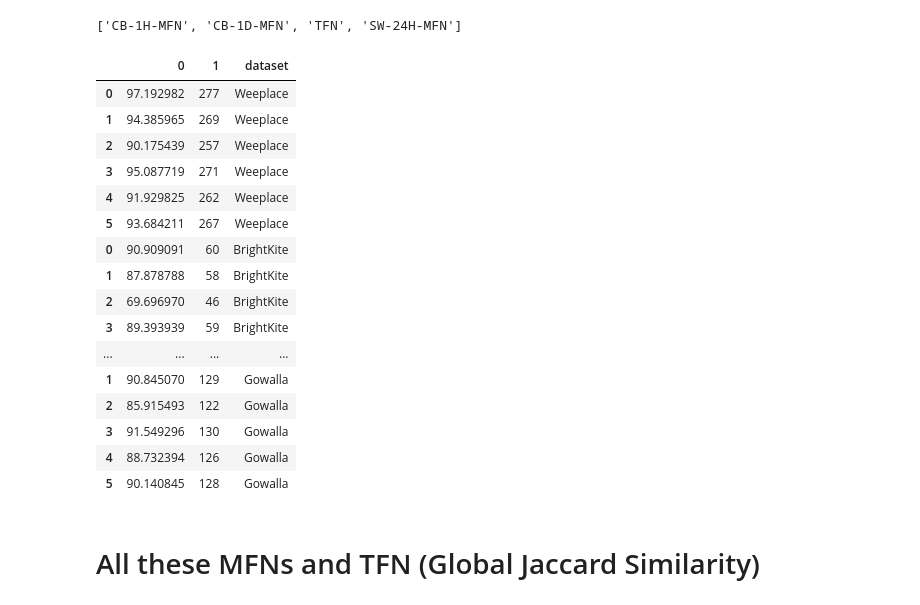
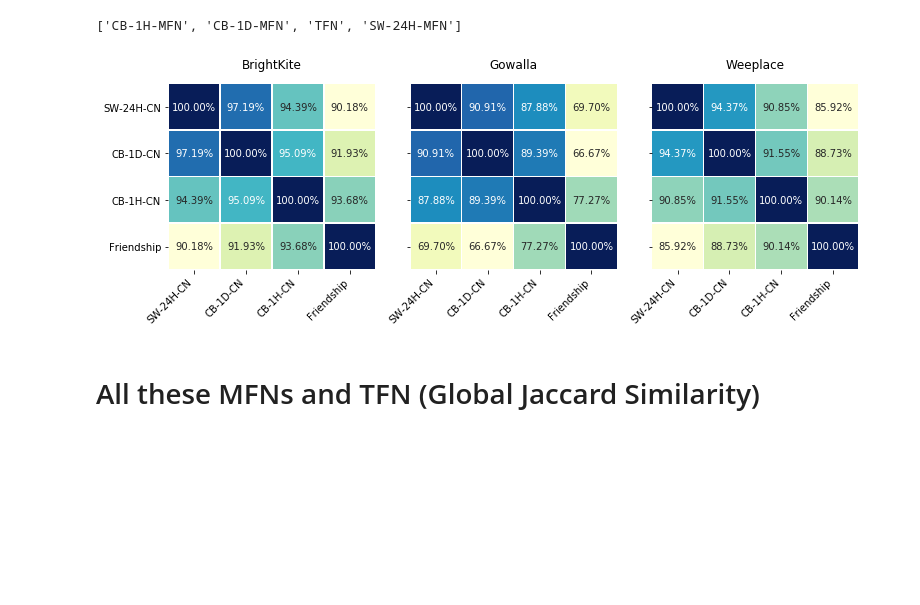
Before and after one commit to Magica-Chen/social-predictability, a Jupyter notebook: StatisticsForPaper.ipynb, the cells around one changed output. Cells and saved outputs as stored; diff of their text form; code cells hidden in the pictures; blank space fills up the shorter version.

Commit message:
add t-test plot

```diff
--- a/StatisticsForPaper.ipynb
+++ b/StatisticsForPaper.ipynb
@@ -267,37 +267,41 @@ for ds in ds_list:
         if p_H_T > 0.05:
             count_H_T +=1
 
+        df_stats = pd.DataFrame([[1, count_S_D/len(ur_ds), count_S_H/len(ur_ds), count_S_T/len(ur_ds)],
+                                [count_S_D/len(ur_ds), 1, count_D_H/len(ur_ds), count_D_T/len(ur_ds)],
+                                [count_S_H/len(ur_ds), count_D_H/len(ur_ds), 1, count_H_T/len(ur_ds)],
+                                [count_S_T/len(ur_ds), count_D_T/len(ur_ds), count_H_T/len(ur_ds), 1]],
+                                columns=['SW-24H-CN', 'CB-1D-CN', 'CB-1H-CN', 'Friendship']
+                               )
+        df_stats.index = ['SW-24H-CN', 'CB-1D-CN', 'CB-1H-CN', 'Friendship']
 
-    df_stats = pd.DataFrame([[count_S_D/len(ur_ds)*100, count_S_D ],
-                             [count_S_H/len(ur_ds)*100, count_S_H],
-                             [count_S_T/len(ur_ds)*100, count_S_T],
-                             [count_D_H/len(ur_ds)*100, count_D_H],
-                            [count_D_T/len(ur_ds)*100, count_D_T],
-                             [count_H_T/len(ur_ds)*100, count_H_T]
-                            ])
-    df_stats['dataset'] = ds
+#     df_stats = pd.DataFrame([['SW-24H-CN vs CB-1D-CN', count_S_D/len(ur_ds), count_S_D ],
+#                              ['SW-24H-CN vs CB-1H-CN', count_S_H/len(ur_ds), count_S_H],
+#                              ['SW-24H-CN vs Friendship', count_S_T/len(ur_ds), count_S_T],
+#                              ['CB-1D-CN vs CB-1H-CN', count_D_H/len(ur_ds), count_D_H],
+#                             ['CB-1D-CN vs Friendship',count_D_T/len(ur_ds), count_D_T],
+#                              ['CB-1H-CN vs Friendship', count_H_T/len(ur_ds), count_H_T]
+#                             ], columns= ['Compared Network', 'Statistics', 'Total'])
+#     df_stats['dataset'] = ds
     final.append(df_stats)
-final = pd.concat(final)
+# final = pd.concat(final)
-# %%
-final
-# %% [output]
-|  | 0 | 1 | dataset |
-| 0 | 97.192982 | 277 | Weeplace |
-| 1 | 94.385965 | 269 | Weeplace |
-| 2 | 90.175439 | 257 | Weeplace |
-| 3 | 95.087719 | 271 | Weeplace |
-| 4 | 91.929825 | 262 | Weeplace |
-| 5 | 93.684211 | 267 | Weeplace |
-| 0 | 90.909091 | 60 | BrightKite |
-| 1 | 87.878788 | 58 | BrightKite |
-| 2 | 69.696970 | 46 | BrightKite |
-| 3 | 89.393939 | 59 | BrightKite |
-| ... | ... | ... | ... |
-| 1 | 90.845070 | 129 | Gowalla |
-| 2 | 85.915493 | 122 | Gowalla |
-| 3 | 91.549296 | 130 | Gowalla |
-| 4 | 88.732394 | 126 | Gowalla |
-| 5 | 90.140845 | 128 | Gowalla |
+# %%
+fig, axn = plt.subplots(1, 3, figsize=(12, 4), sharey=True)
+# cbar_ax = fig.add_axes([.91, .3, .03, .4])
+for i, ax in enumerate(axn.flat):
+    sns.heatmap(final[i], ax=ax, linewidths=.5, annot=True, fmt=".2%", cbar=False, cmap="YlGnBu"
+#                 cbar=i == 0,
+#                 vmin=0.77, vmax=1,
+#                 cbar_ax=None if i else cbar_ax
+               )
+    ax.xaxis.set_label_position('bottom')
+    ax.set_title(datasets[i], pad=15)
+    ax.set_xticklabels(ax.get_xticklabels(), rotation=45, ha='right')
+
+fig.tight_layout(rect=[0, 0, .9, 1])
+plt.savefig('fig/VIP_T_Test_MeetupNp.pdf')
+# %% [output]
+[figure, added]
 # %%
 # CI computation
 # %%
```
Also changed, not shown: parts of 1 cell of this notebook, 1 other file.
